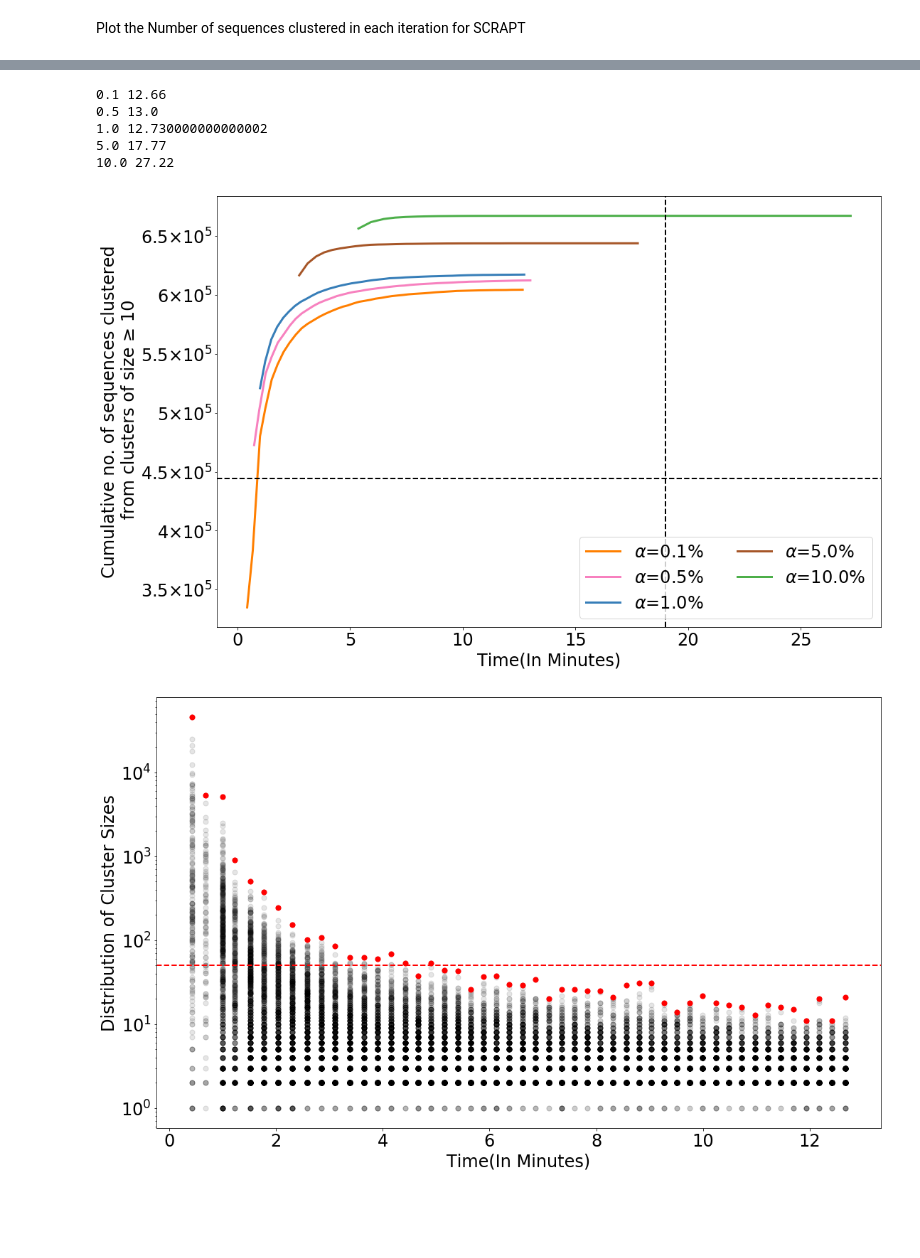
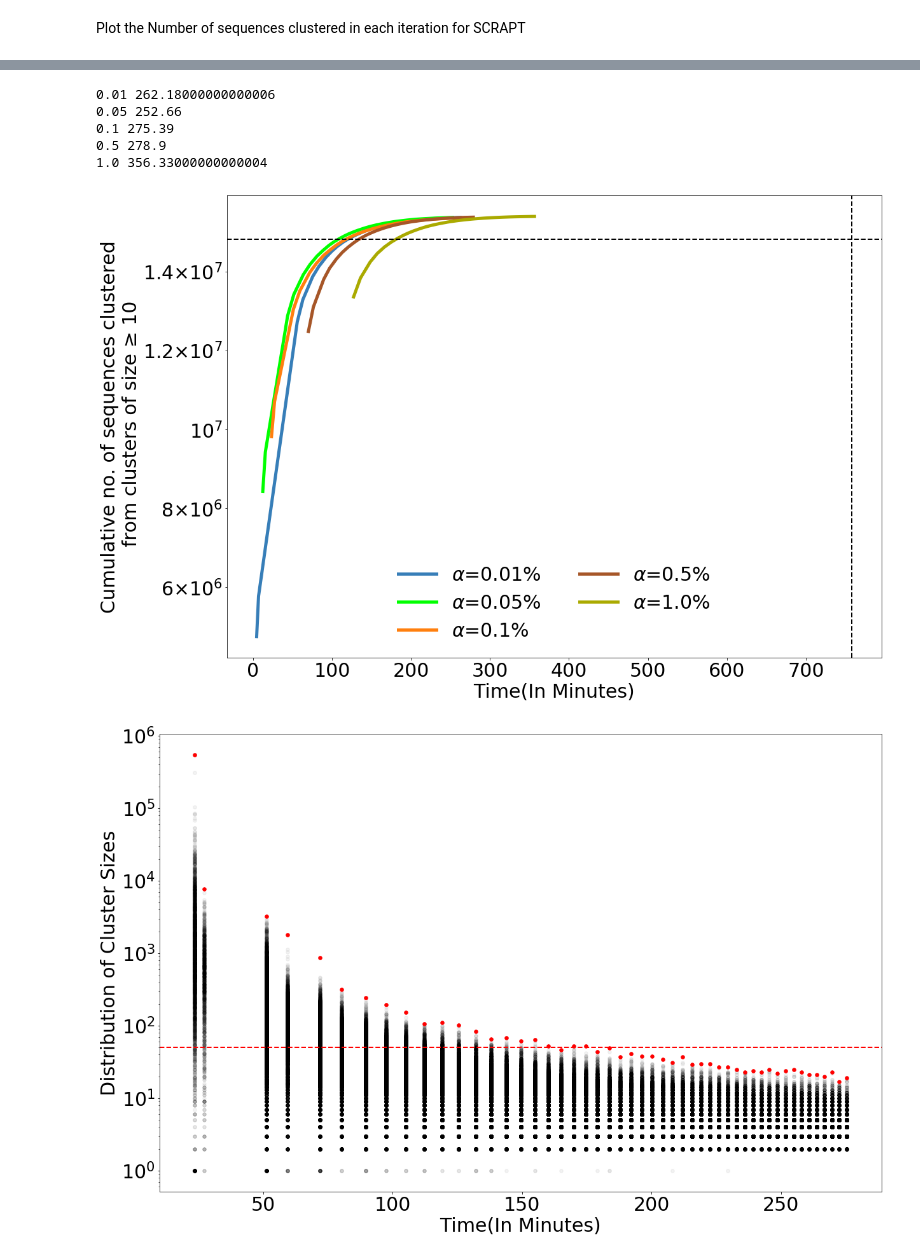
Before and after one commit to hsmurali/SCRAPT, a Jupyter notebook: Experiments/Summarize_Findings/Make_Charts_Clustering.ipynb, the cells around one changed output, grey strips where cells are left out. Cells and saved outputs as stored; diff of their text form; code cells hidden in the pictures; blank space fills up the shorter version.

Commit message:
Update SCRAPT

```diff
--- a/Experiments/Summarize_Findings/Make_Charts_Clustering.ipynb
+++ b/Experiments/Summarize_Findings/Make_Charts_Clustering.ipynb
@@ -32,9 +38,15 @@ g = lambda x,pos : "${}$".format(f._formatSciNotation('%1.10e' % x))
 # %%
-s = 0.98
+
+
 sim = pickle.load(open(data_dir+'/sim_'+str(s)+'.pkl', "rb"))
-n = 980180
-times = {0.99:19, 0.98:13, 0.97:8, 0.96:5, 0.95:4}
-#n = 1773145
-#times = {0.99:36, 0.98:32, 0.97:20, 0.96:13, 0.95:12}
+n = 16608513 #Spatial_Soil
+times = {0.99:184, 0.98:836, 0.97:863, 0.96:1053, 0.95:758}#Spatial_soil
+
+#n = 980180 #Lupus-Published
+#times = {0.99:19, 0.98:13, 0.97:8, 0.96:5, 0.95:4}#Lupus-Published
+
+#n = 1773145 #Lupus-Unpublished
+#times = {0.99:36, 0.98:32, 0.97:20, 0.96:13, 0.95:12} #Lupus-Unpublished
+
 print(sim.keys())
 # %% [output]
@@ -46,23 +58,23 @@ plt.rcParams.update(rcParams)
 figures = []
 
 for i in range(4):
-    fig,ax = plt.subplots(1,1,figsize = (12,12))
+    fig,ax = plt.subplots(1,1,figsize = (14,14))
     for j in range(len(alpha)):
         ax.plot(np.cumsum(sim[alpha[j]][keys[i]]['Cluster_Summary']['Seq_Counts']), color = colors[j],
-                label = r'$\alpha$='+str(alpha[j])+'%', linewidth=3)
+                label = r'$\alpha$='+str(alpha[j])+'%', linewidth=5)
     ax.set_title(titles[i])
     ax.set_xlabel('Iteration')
     ax.set_ylabel('Cumulative no. of sequences clustered')
-    ax.legend(loc = 4, ncol = 2)
+    ax.legend(loc = 4, ncol = 2, frameon=False)
     ax.yaxis.set_major_formatter(mtick.FuncFormatter(g))
     fig.tight_layout()
     figures.append((fig,ax))
 
-ylim = figures[3][1].get_ylim()
+ylim = figures[1][1].get_ylim()
 figures[0][1].set_ylim(ylim)
 figures[1][1].set_ylim(ylim)
 figures[2][1].set_ylim(ylim)
 
 for i in range(0,len(figures)):
-    figures[i][0].savefig(out_path+'Cum_Seq_'+keys[i]+'_0.99.pdf')
+    figures[i][0].savefig(out_path+'Cum_Seq_'+keys[i]+'_'+str(s)+'.pdf')
 # %% [output]
@@ -73,42 +85,43 @@ for i in range(0,len(figures)):
 # %%
-fig,ax = plt.subplots(1,1,figsize = (16,10))
+fig,ax = plt.subplots(1,1,figsize = (18,12))
+plt.rcParams.update(rcParams)
 
 for j in range(len(alpha)):
     print(alpha[j], np.sum(sim[alpha[j]][keys[0]]['Cluster_Summary']['Time(Total)']))
     ax.plot(np.cumsum(sim[alpha[j]][keys[0]]['Cluster_Summary']['Time(Total)']),
             np.cumsum(sim[alpha[j]][keys[0]]['Cluster_Summary']['Seqs_in_Cluster_Above_10']),
-            color = colors[j], label = r'$\alpha$='+str(alpha[j])+'%', linewidth=3)
+            color = colors[j], label = r'$\alpha$='+str(alpha[j])+'%', linewidth=5)
 ax.set_xlabel('Time(In Minutes)')
 ax.set_ylabel('Cumulative no. of sequences clustered\n from clusters of size ≥ 10')
 ax.legend()
 t = np.array(sim['DNACLUST']['Clusters'])
 t = t[t>=10]
 ax.yaxis.set_major_formatter(mtick.FuncFormatter(g))
 ax.axvline(times[s], linewidth = 2, color = 'black', linestyle = '--')
 ax.axhline(t.sum(), linewidth = 2, color = 'black', linestyle = '--')
-ax.legend(ncol = 2)
+ax.legend(ncol = 2, frameon = False)
 fig.tight_layout()
-fig.savefig(out_path+'Cum_Seq_SCRAPT_Greater_Than_10_0.99.pdf')
+fig.savefig(out_path+'Cum_Seq_SCRAPT_Greater_Than_10_'+str(s)+'.pdf')
 
 df_1 = sim[0.1]['Adaptive_With_Modeshifting']['Clusters'].set_index('Iteration')
 df_2 = sim[0.1]['Adaptive_With_Modeshifting']['Cluster_Summary'].cumsum()
 df_temp = df_1.join(df_2[['Time(Total)']])
-fig,ax = plt.subplots(1,1,figsize = (16,10))
-df_temp.plot.scatter('Time(Total)', 'Density', alpha = 0.1, ax = ax, color = 'black', s = 50)
+fig,ax = plt.subplots(1,1,figsize = (18,12))
+df_temp.plot.scatter('Time(Total)', 'Density', alpha = 0.05, ax = ax, color = 'black', s = 30)
 df_temp.reset_index().groupby('Iteration').max().plot.scatter('Time(Total)', 'Density', alpha = 1,
-                                                              ax = ax, color = 'red', s = 50)
+                                                              ax = ax, color = 'red', s = 30)
 ax.axhline(50, color = 'red', linestyle = '--', linewidth = 2)
 ax.set_yscale('log')
 ax.set_xlabel('Time(In Minutes)')
 ax.set_ylabel('Distribution of Cluster Sizes')
 fig.tight_layout()
-fig.savefig(out_path+'Cluster_Distribution_SCRAPT_0.1_0.99.pdf')
+fig.savefig(out_path+'Cluster_Distribution_SCRAPT_'+str(s)+'.pdf')
 # %% [output]
-0.1 12.66
-0.5 13.0
-1.0 12.730000000000002
-5.0 17.77
-10.0 27.22
+0.01 262.18000000000006
+0.05 252.66
+0.1 275.39
+0.5 278.9
+1.0 356.33000000000004
-[figure, old version]
+[figure, new version]
-[figure, old version]
+[figure, new version]
 # %%
```
Also changed, not shown: parts of 6 cells of this notebook, 11 other files.
